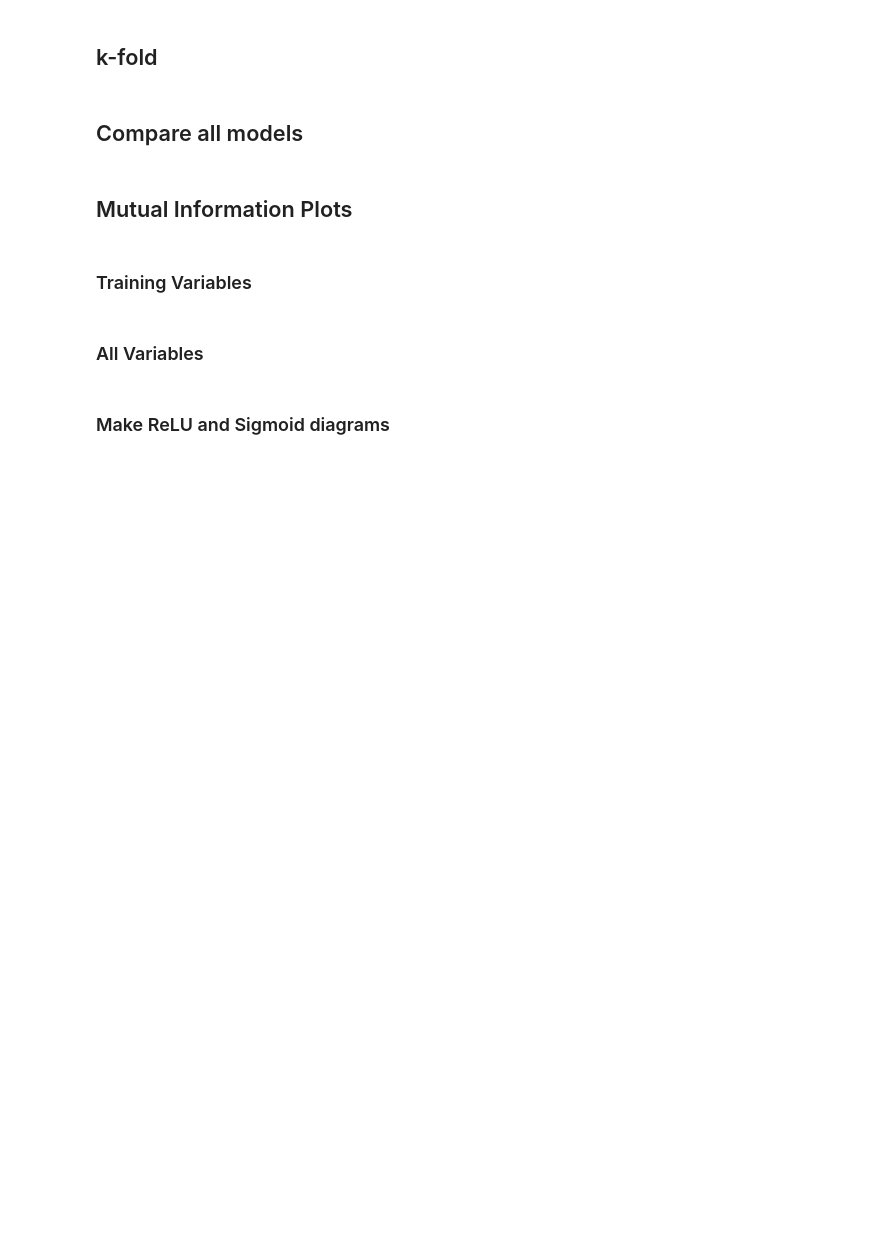
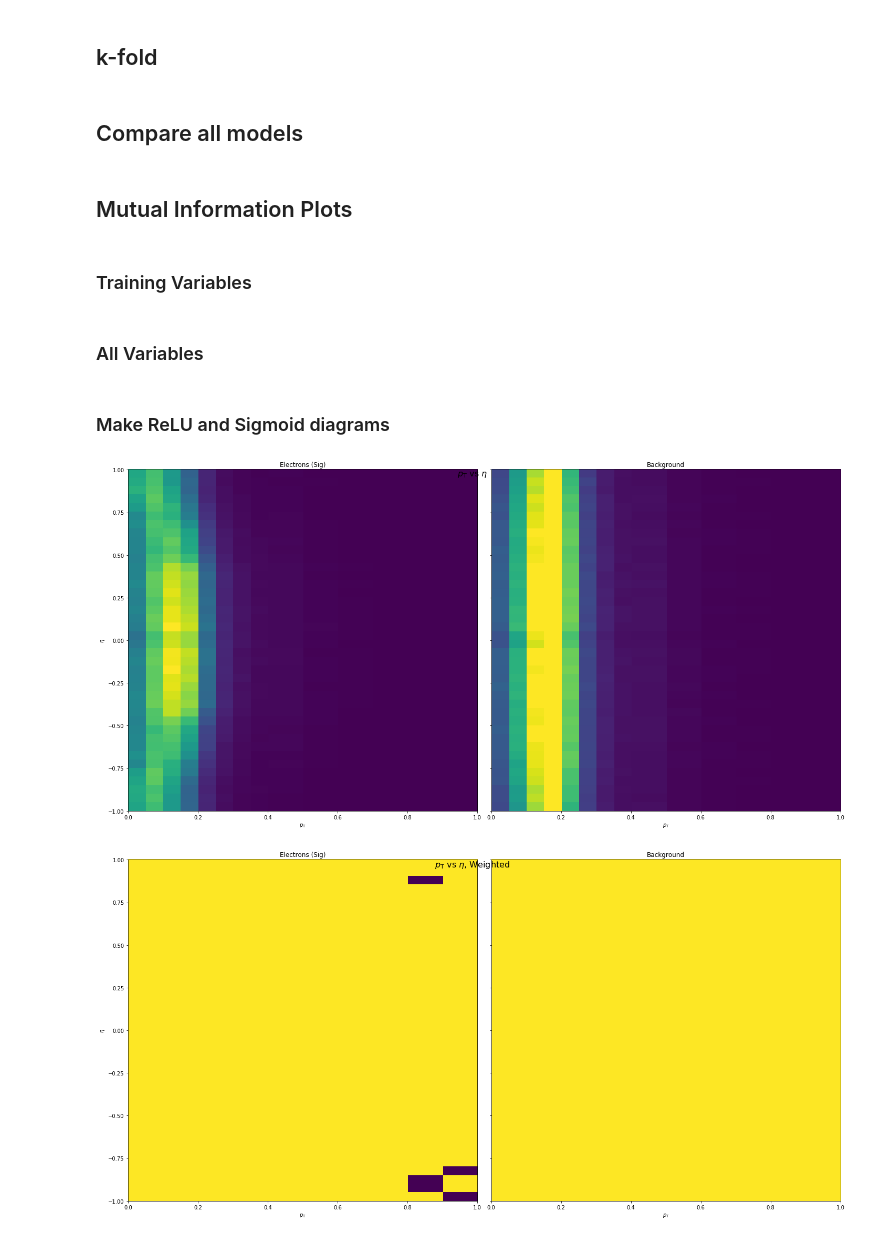
Before and after one commit to dukeatlas/trtmachana, a Jupyter notebook: mepland_notebooks/svm_nn.ipynb, the cells around one changed output. Saved outputs shown, nothing was run; the diff lists cells and outputs as text; code cells hidden in the pictures; blank space fills up the shorter version.

Commit message:
started adding weights

```diff
--- a/mepland_notebooks/svm_nn.ipynb
+++ b/mepland_notebooks/svm_nn.ipynb
@@ -658,0 +614,5 @@ fig.show()
+# %%
+pT_bins_list = [0.0, 0.05, 0.1, 0.15, 0.2, 0.25, 0.3, 0.35, 0.4, 0.5, 0.6, 0.7, 0.8, 0.9, 1.0]
+eta_bins_list = [-1.0, -0.95, -0.9, -0.85, -0.8, -0.75, -0.7, -0.65, -0.6, -0.55, -0.5, -0.45, -0.4, -0.35, -0.3, -0.25, -0.2, -0.15, -0.1, -0.05, 0.0, 0.05, 0.1, 0.15, 0.2, 0.25, 0.3, 0.35, 0.4, 0.45, 0.5, 0.55, 0.6, 0.65, 0.7, 0.75, 0.8, 0.85, 0.9, 0.95, 1.0]
+pT_bins = np.array(pT_bins_list)
+eta_bins = np.array(eta_bins_list)
@@ -658,0 +664,2 @@ fig.show()
+# %%
+w_train, w_test = weight_pT_eta_uniform(input_variables, X_train, y_train, X_test, y_test)
@@ -658,0 +719,6 @@ fig.show()
+# %%
+plot_pT_eta(input_variables, X_train, y_train, plots_path, name='$p_{\mathrm{T}}$ vs $\eta$', fname='pT_eta_hist', w = None)
+plot_pT_eta(input_variables, X_train, y_train, plots_path, name='$p_{\mathrm{T}}$ vs $\eta$, Weighted', fname='pT_eta_hist_weighted', w = w_train)
+# %% [output]
+[figure, added]
+[figure, added]
```
Also changed, not shown: parts of 17 cells of this notebook, 1 other file.
